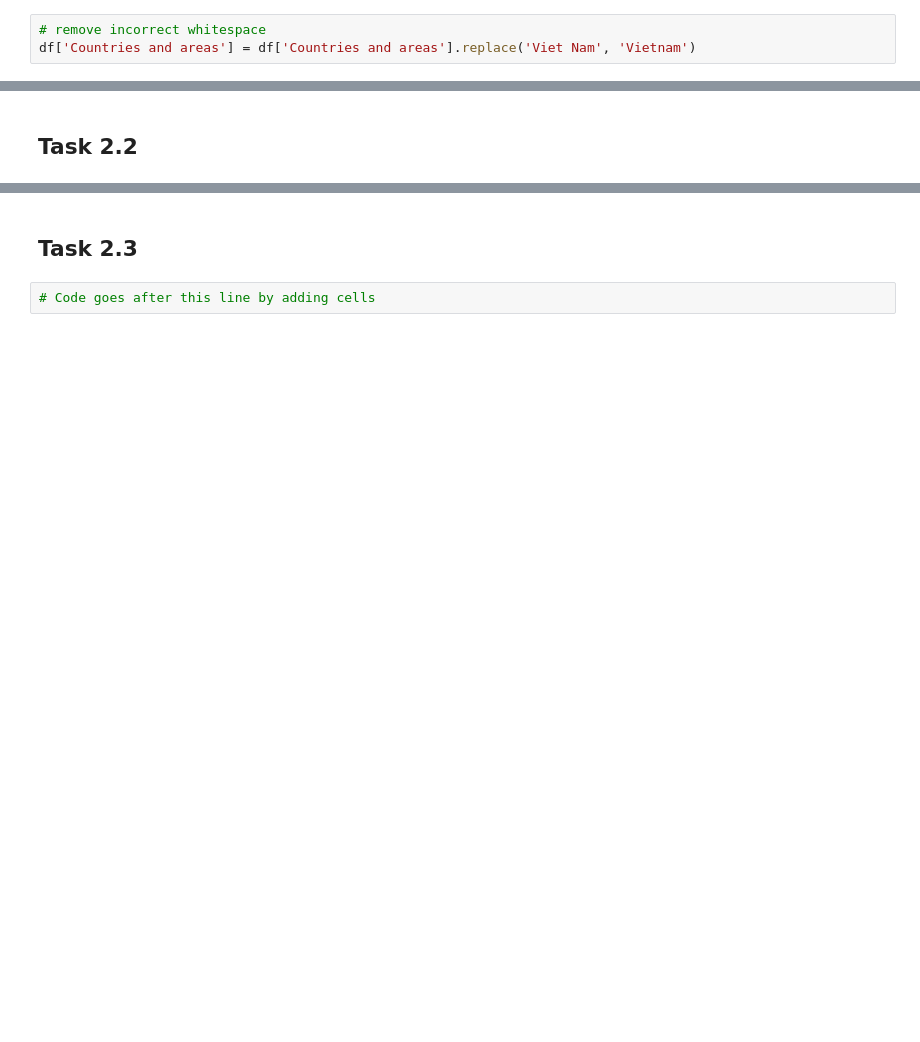
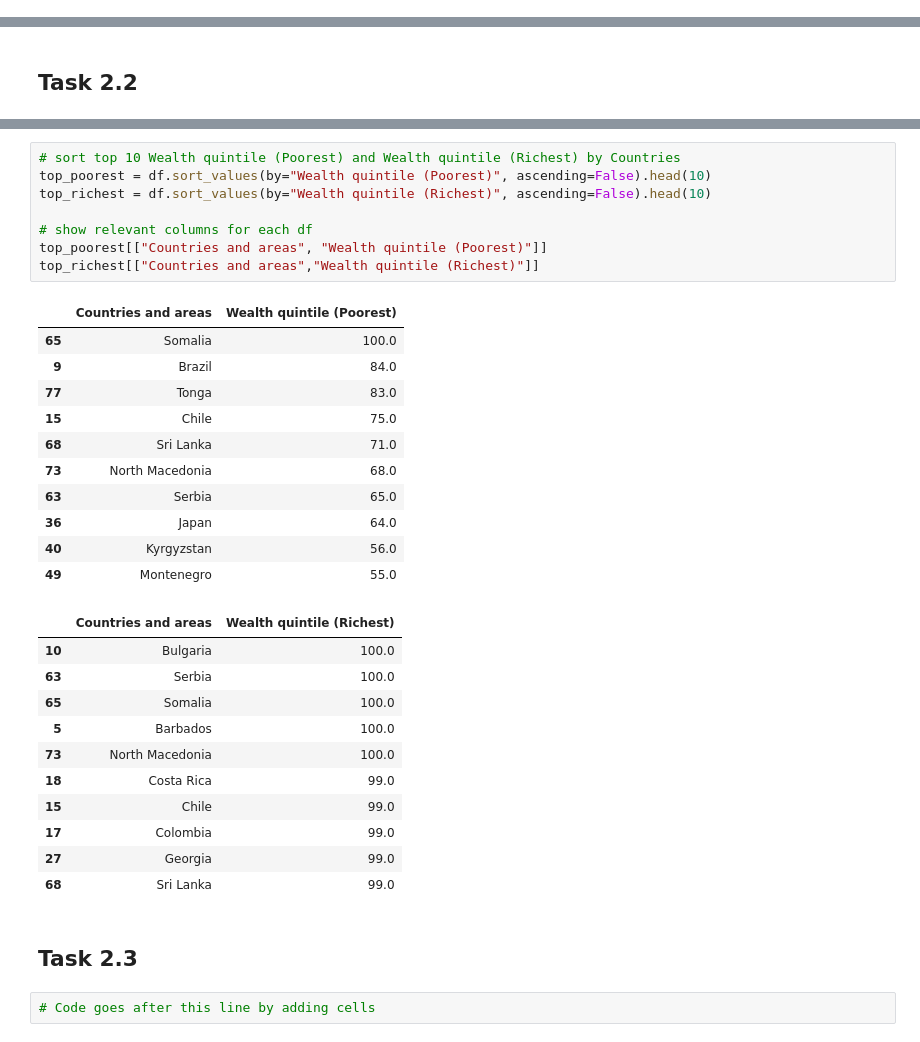
Before and after one commit to LordStarkie/Data-Science-A1, a Jupyter notebook: S3902159-A1code.ipynb, the cells around one changed output, grey strips where cells are left out. Cells and saved outputs as stored; diff of their text form; blank space fills up the shorter version.

```diff
--- a/S3902159-A1code.ipynb
+++ b/S3902159-A1code.ipynb
@@ -211,9 +204,6 @@ Wealth quintile (Poorest)    0
 Wealth quintile (Richest)    0
 Time period                  0
 dtype: int64
-# %%
-# remove incorrect whitespace
-df['Countries and areas'] = df['Countries and areas'].replace('Viet Nam', 'Vietnam')
 # %%
 df.info()
 # %% [output]
@@ -321,3 +322,34 @@ plt.show()
+# %%
+# sort top 10 Wealth quintile (Poorest) and Wealth quintile (Richest) by Countries
+top_poorest = df.sort_values(by="Wealth quintile (Poorest)", ascending=False).head(10)
+top_richest = df.sort_values(by="Wealth quintile (Richest)", ascending=False).head(10)
+
+# show relevant columns for each df
+top_poorest[["Countries and areas", "Wealth quintile (Poorest)"]]
+top_richest[["Countries and areas","Wealth quintile (Richest)"]]
+# %% [output]
+|  | Countries and areas | Wealth quintile (Poorest) |
+| 65 | Somalia | 100.0 |
+| 9 | Brazil | 84.0 |
+| 77 | Tonga | 83.0 |
+| 15 | Chile | 75.0 |
+| 68 | Sri Lanka | 71.0 |
+| 73 | North Macedonia | 68.0 |
+| 63 | Serbia | 65.0 |
+| 36 | Japan | 64.0 |
+| 40 | Kyrgyzstan | 56.0 |
+| 49 | Montenegro | 55.0 |
+|  | Countries and areas | Wealth quintile (Richest) |
+| 10 | Bulgaria | 100.0 |
+| 63 | Serbia | 100.0 |
+| 65 | Somalia | 100.0 |
+| 5 | Barbados | 100.0 |
+| 73 | North Macedonia | 100.0 |
+| 18 | Costa Rica | 99.0 |
+| 15 | Chile | 99.0 |
+| 17 | Colombia | 99.0 |
+| 27 | Georgia | 99.0 |
+| 68 | Sri Lanka | 99.0 |
 # %% [markdown]
 ## Task 2.3
 # %%
```
Also changed, not shown: parts of 10 cells of this notebook, 1 other file.
